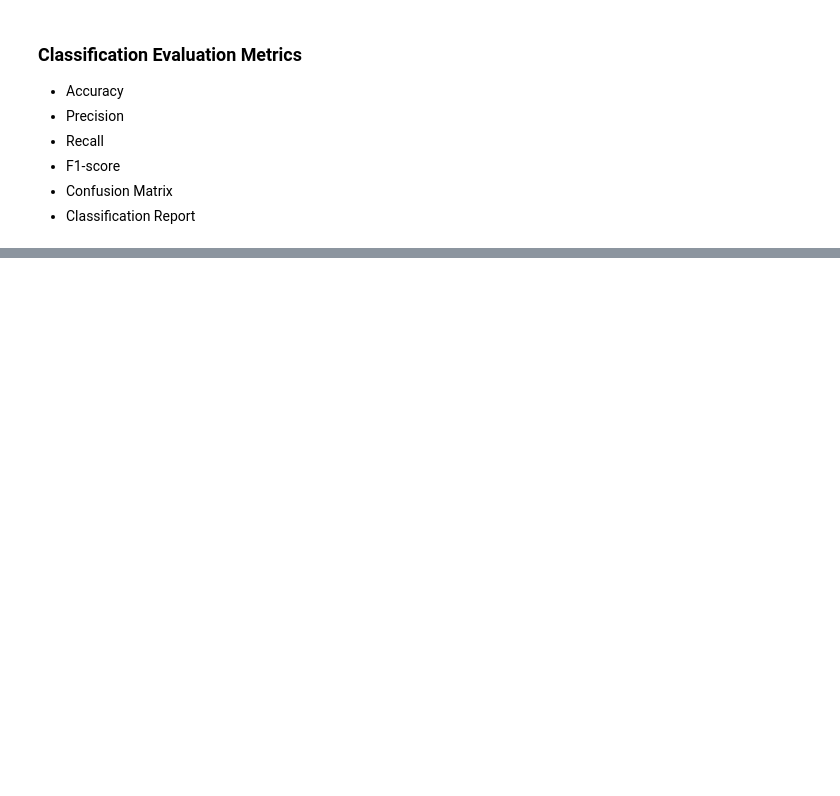
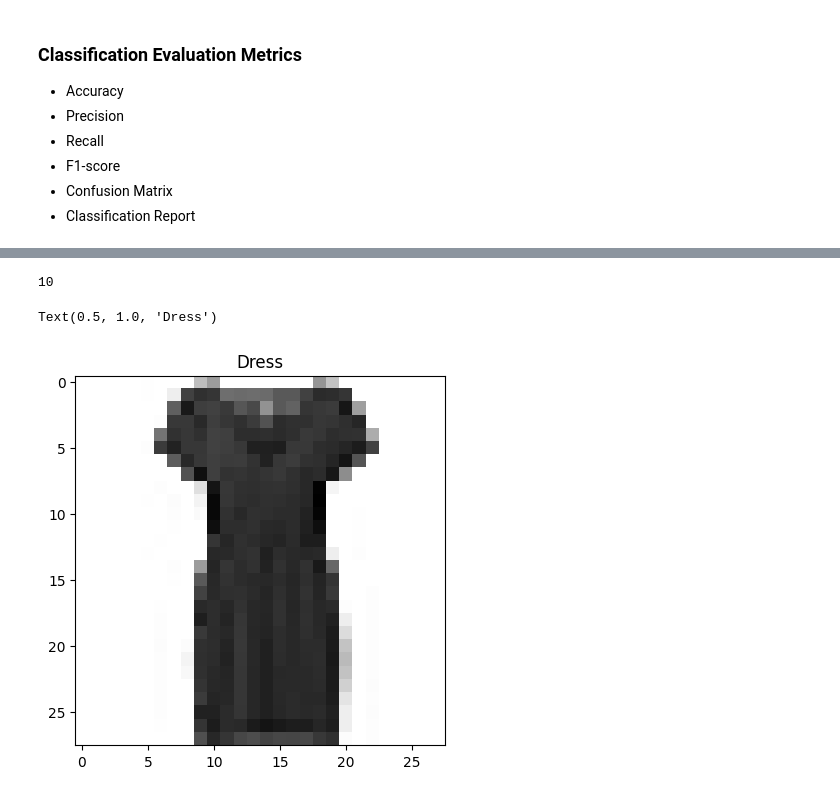
Before and after one commit to Shanu-Mathew/Tensorflow-Notes, a Jupyter notebook: Neural_Network_Classification.ipynb, the cells around one changed output, grey strips where cells are left out. Saved outputs shown, nothing was run; the diff lists cells and outputs as text; code cells hidden in the pictures; blank space fills up the shorter version.

```diff
--- a/Neural_Network_Classification.ipynb
+++ b/Neural_Network_Classification.ipynb
@@ -674,0 +690,6 @@ SyntaxError: ignored
+# %%
+import tensorflow as tf
+from tensorflow.keras.datasets import fashion_mnist
+
+#The data has already been sorted into training and test set for us
+(train_data,train_labels), (test_data,test_labels)=fashion_mnist.load_data()
@@ -674,0 +727,13 @@ SyntaxError: ignored
+# %%
+class_name=["T-shirt/top","Trouser","Pullover","Dress","Coat","Sandal","Shirt","Sneaker","Bag","Ankle Boot"]
+len(class_name)
+# %% [output]
+10
+# %%
+#Plot an example image and its label
+index_of_choice=20
+plt.imshow(train_data[index_of_choice],cmap=plt.cm.binary)
+plt.title(class_name[train_labels[index_of_choice]])
+# %% [output]
+Text(0.5, 1.0, 'Dress')
+[figure, added]
```
Also changed, not shown: parts of 54 cells of this notebook.
